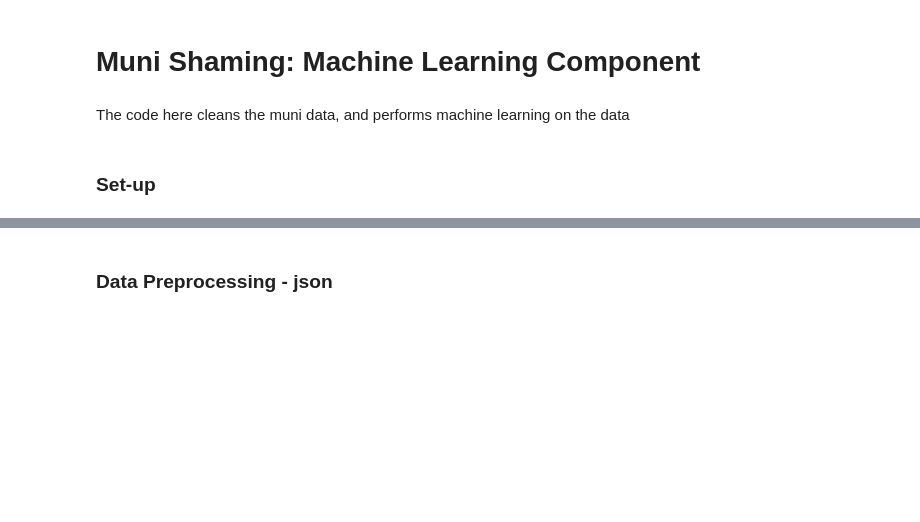
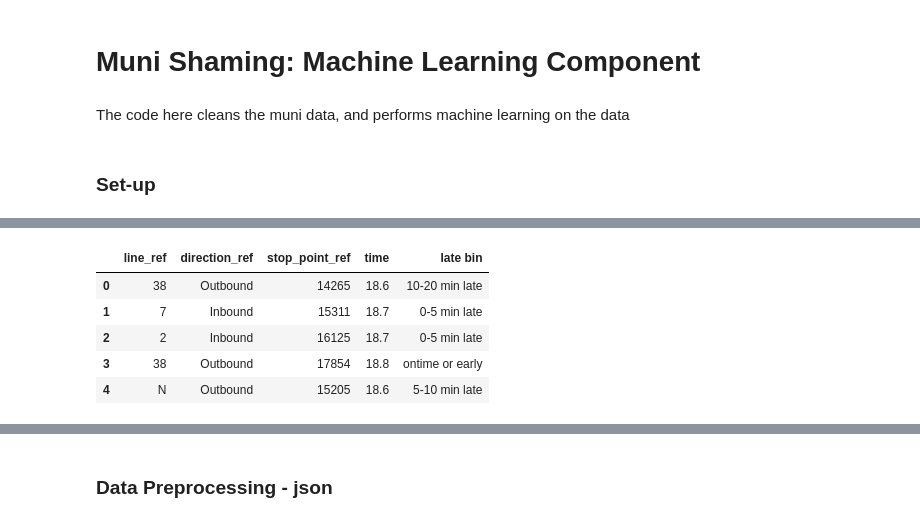
Before and after one commit to EfficiencyJunky/Project3SuperGroup, a Jupyter notebook: code/Final Project Machine Learning Component.ipynb, the cells around one changed output, grey strips where cells are left out. Cells and saved outputs as stored; diff of their text form; code cells hidden in the pictures; blank space fills up the shorter version.

```diff
--- a/code/Final Project Machine Learning Component.ipynb
+++ b/code/Final Project Machine Learning Component.ipynb
@@ -12,0 +94,13 @@ import datetime
+# %%
+# Create separate dataframe with only selected columns
+
+# muni_df_0 = muni_df[["line_ref","direction_ref", "stop_point_ref", "weekday", "time", "late bin"]]
+muni_df_0 = muni_df[["line_ref","direction_ref", "stop_point_ref", "time", "late bin"]]
+muni_df_0.head()
+# %% [output]
+|  | line_ref | direction_ref | stop_point_ref | time | late bin |
+| 0 | 38 | Outbound | 14265 | 18.6 | 10-20 min late |
+| 1 | 7 | Inbound | 15311 | 18.7 | 0-5 min late |
+| 2 | 2 | Inbound | 16125 | 18.7 | 0-5 min late |
+| 3 | 38 | Outbound | 17854 | 18.8 | ontime or early |
+| 4 | N | Outbound | 15205 | 18.6 | 5-10 min late |
```
Also changed, not shown: parts of 108 cells of this notebook, 3 other files.
